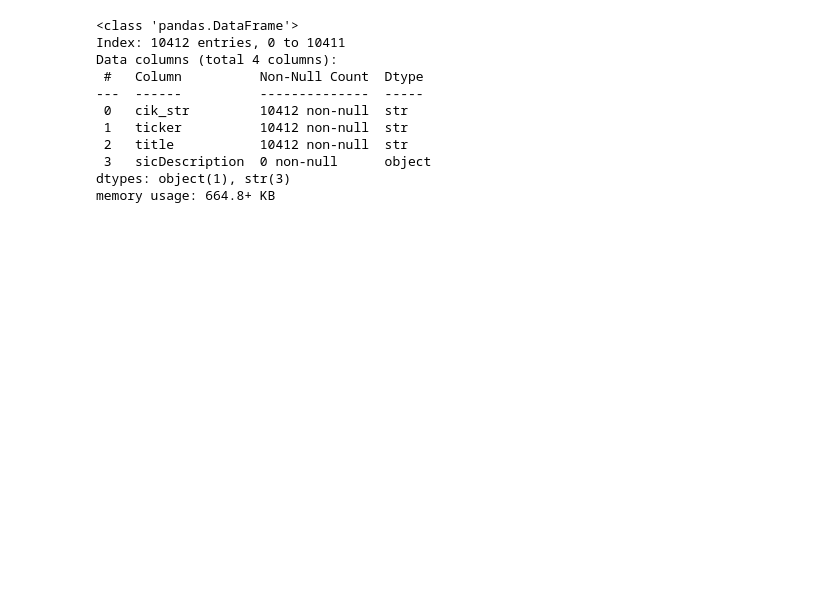
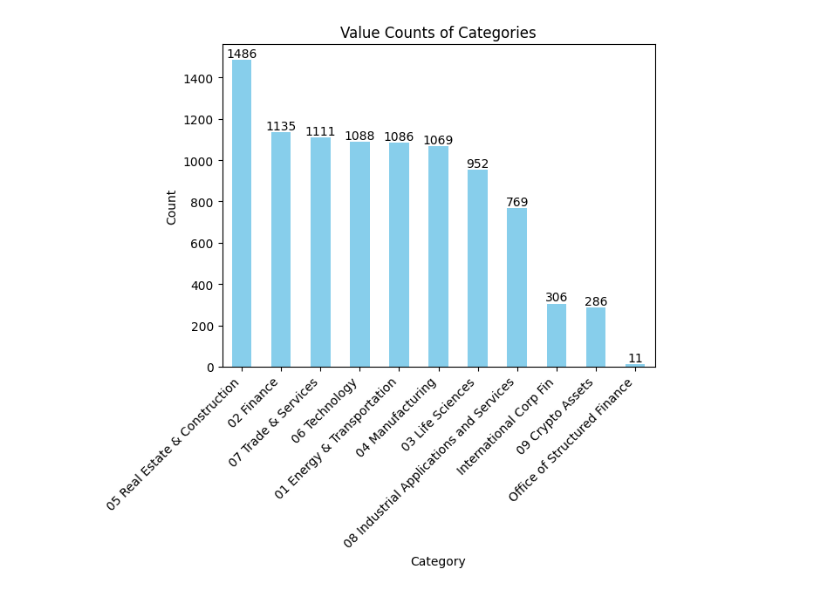
Before and after one commit to GhaithSomrani/Financial-Health-Analysis-Platform, a Jupyter notebook: main.ipynb, the cells around one changed output. Cells and saved outputs as stored; diff of their text form; code cells hidden in the pictures; blank space fills up the shorter version.

Commit message:
feat: Implement updated company ticker data collection, expand dataset with new fields, and add data visualization.

```diff
--- a/main.ipynb
+++ b/main.ipynb
@@ -24,13 +28,13 @@ memory usage: 732.2 KB
 # %%
+segmentation = data.ownerOrg.value_counts()
+ax =segmentation.plot(kind="bar", color="skyblue", rot=0)
+plt.title("Value Counts of Categories")
+plt.xlabel("Category")
+plt.ylabel("Count")
+plt.xticks(rotation=45, ha='right')
+for container in ax.containers:
+    ax.bar_label(container)
+
+plt.show()
 # %% [output]
-<class 'pandas.DataFrame'>
-Index: 10412 entries, 0 to 10411
-Data columns (total 4 columns):
- #   Column          Non-Null Count  Dtype
----  ------          --------------  -----
- 0   cik_str         10412 non-null  str
- 1   ticker          10412 non-null  str
- 2   title           10412 non-null  str
- 3   sicDescription  0 non-null      object
-dtypes: object(1), str(3)
-memory usage: 664.8+ KB
+[figure, added]
```
Also changed, not shown: parts of 4 cells of this notebook, 3 other files.
